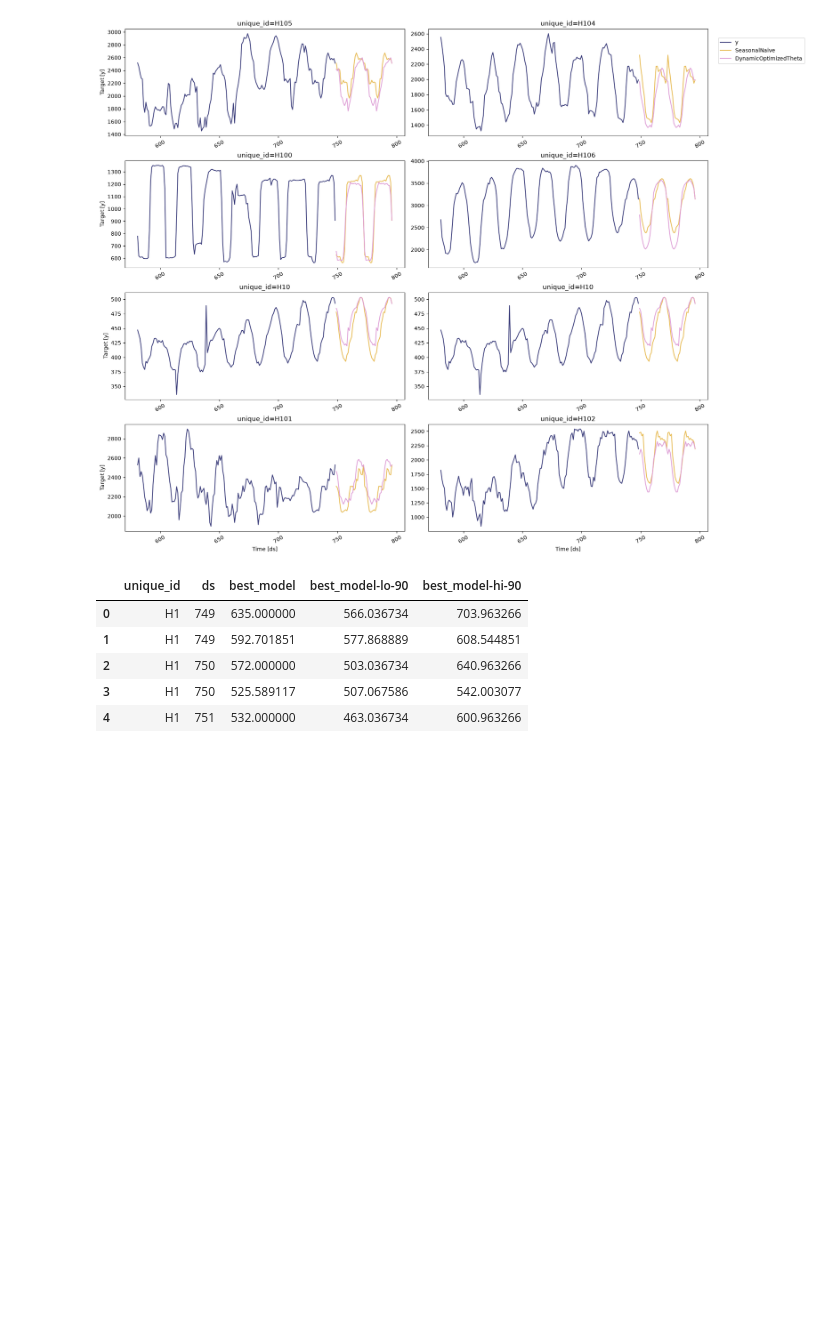
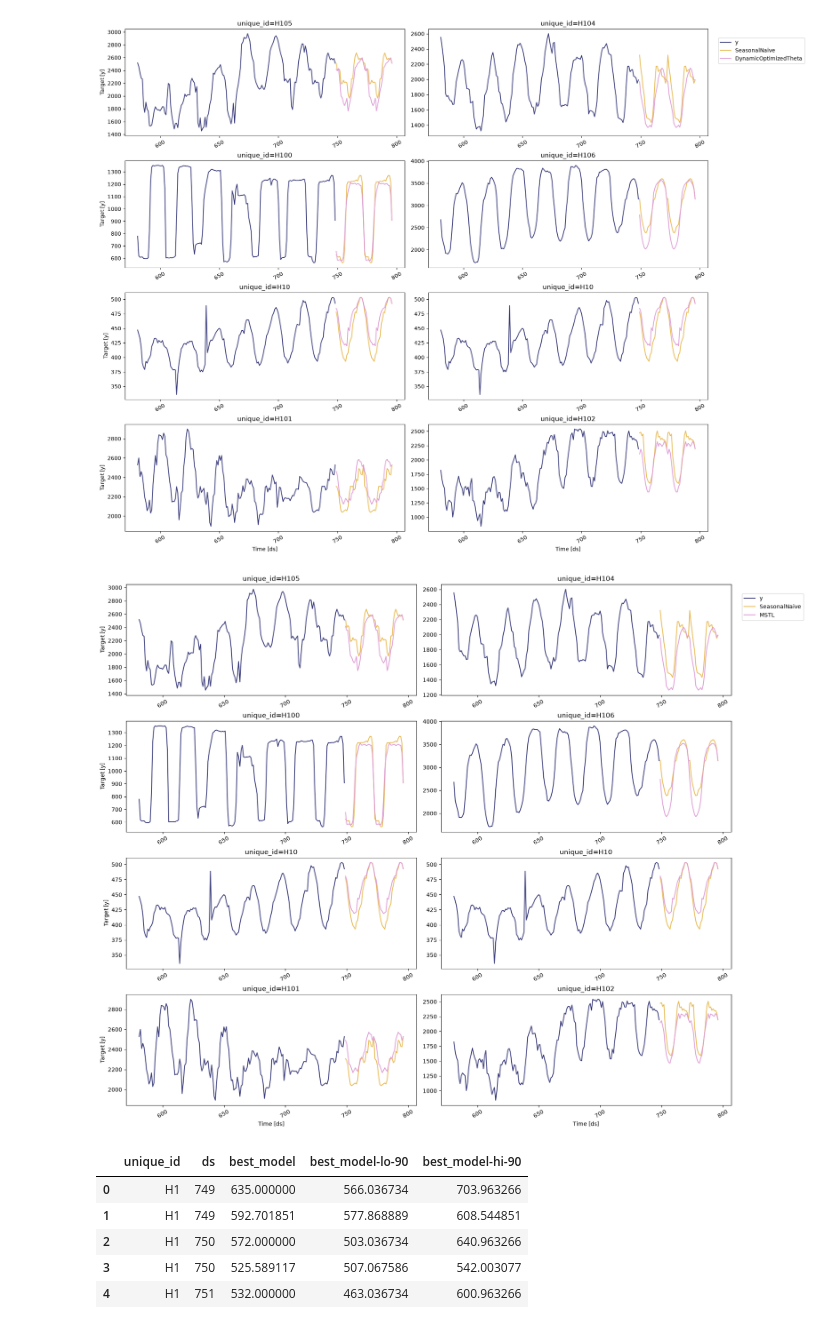
Before and after one commit to ambmodels/ambforecast-intern, a Jupyter notebook: statsforecast_tutorial.ipynb, the cells around one changed output. Cells and saved outputs as stored; diff of their text form; code cells hidden in the pictures; blank space fills up the shorter version.

```diff
--- a/statsforecast_tutorial.ipynb
+++ b/statsforecast_tutorial.ipynb
@@ -190,5 +189,15 @@ sf.plot(
 # %% [output]
 [figure]
+# %%
+# plotting the models seasonal_naive and MSTL to compare the results
+sf.plot(
+    Y_df,
+    forecasts_df,
+    unique_ids=seasonal_ids,
+    models=["SeasonalNaive", "MSTL"],
+)
+# %% [output]
+[figure, added]
 # %%
 # making a dataframe with best possible forecast for every unique_id
 def get_best_model_forecast(forecasts_df, evaluation_df):  # defines the function
```
Also changed, not shown: parts of 8 cells of this notebook.
